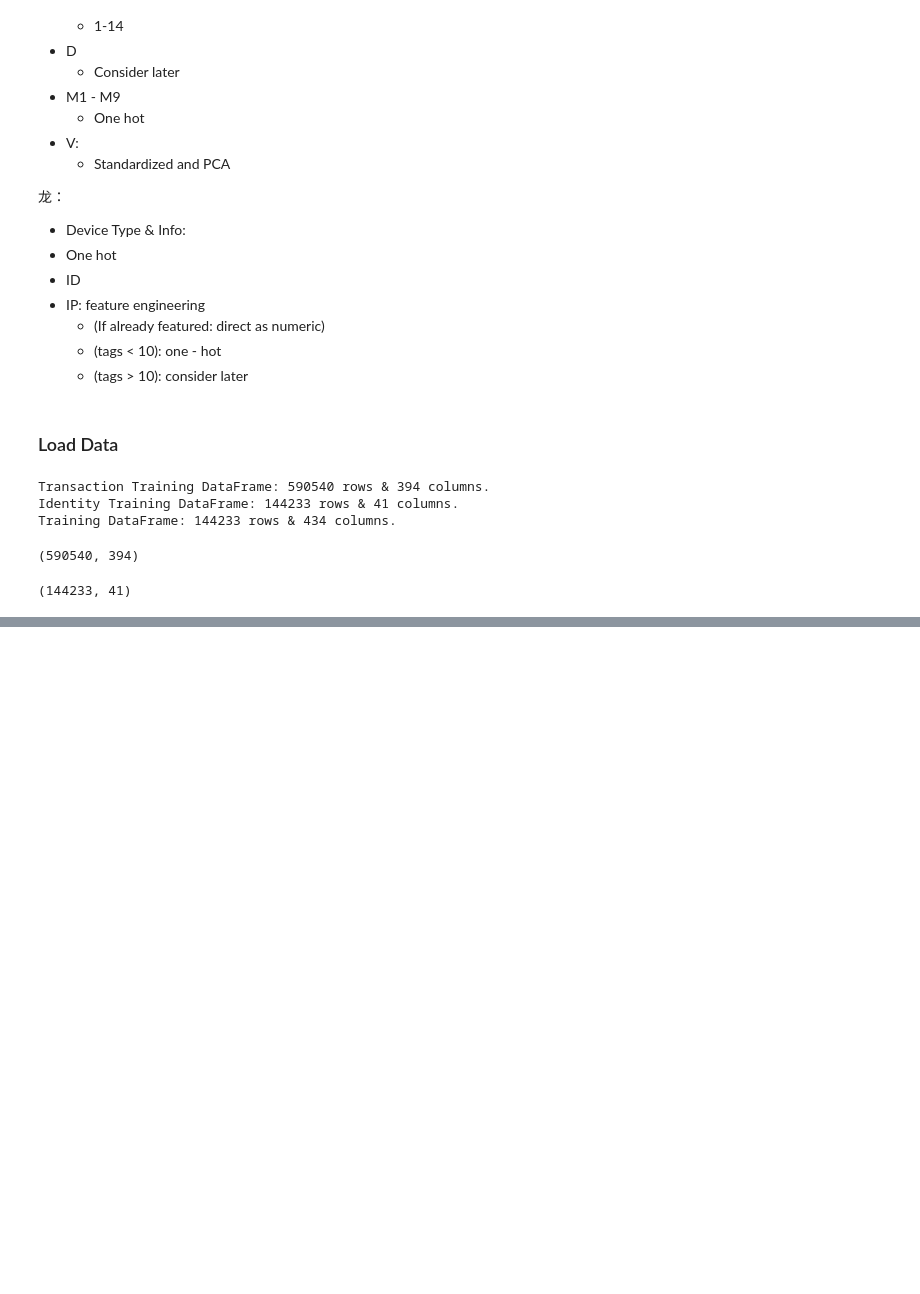
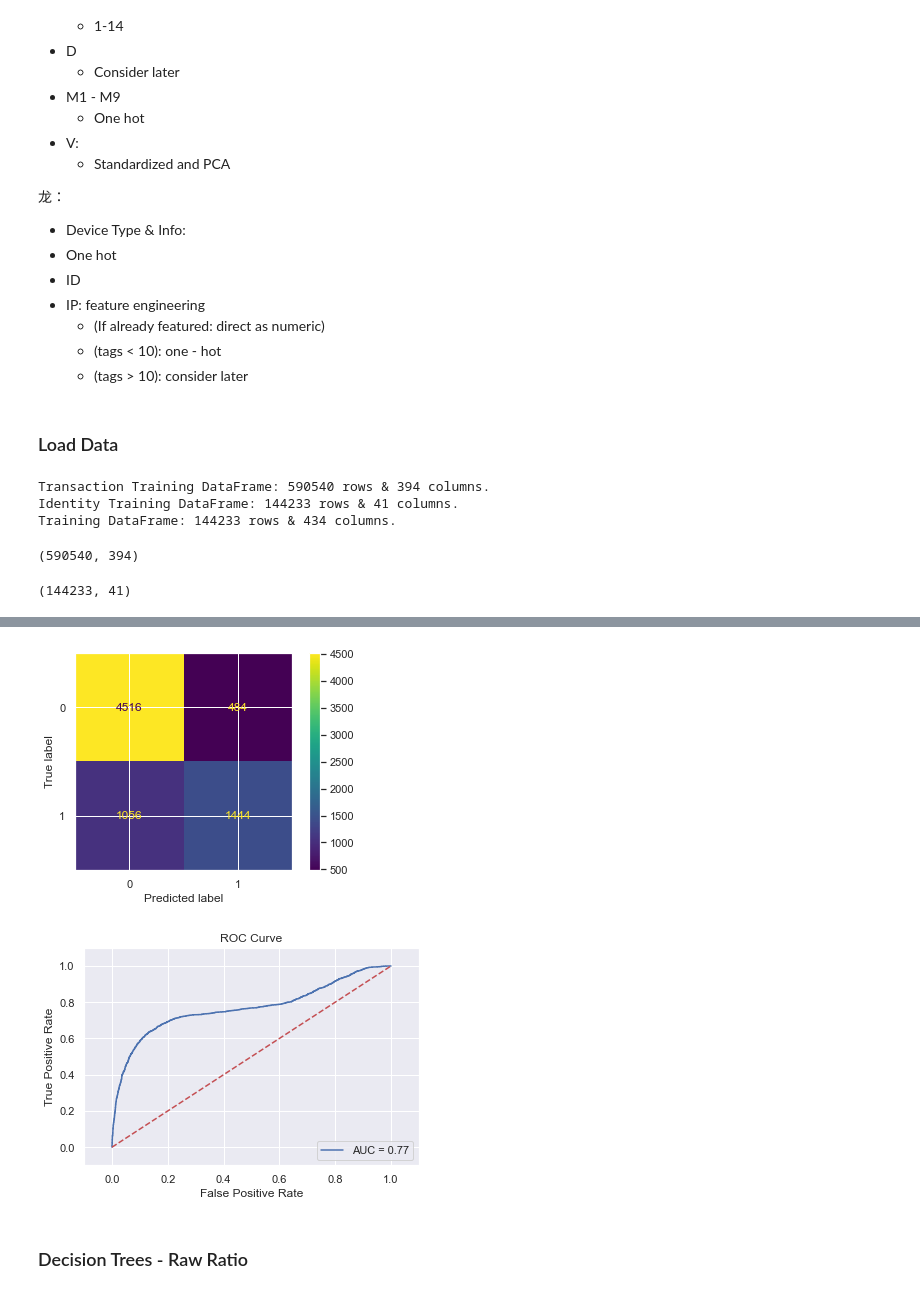
Before and after one commit to x6zeng/dsc198, a Jupyter notebook: Fraud Detection Project-Feature_Engineering.ipynb, the cells around one changed output, grey strips where cells are left out. Saved outputs shown, nothing was run; the diff lists cells and outputs as text; code cells hidden in the pictures; blank space fills up the shorter version.

```diff
--- a/Fraud Detection Project-Feature_Engineering.ipynb
+++ b/Fraud Detection Project-Feature_Engineering.ipynb
@@ -468,0 +422,18 @@ plt.show()
+# %%
+plot_confusion_matrix(lr_clf, X_test, y_test)
+plt.show()
+plt.clf()
+plt.title('ROC Curve')
+plt.plot(fpr, tpr, label='AUC = {:.2f}'.format(auc_score))
+plt.plot([0,1],[0,1],'r--')
+plt.xlim([-0.1,1.1])
+plt.ylim([-0.1,1.1])
+plt.ylabel('True Positive Rate')
+plt.xlabel('False Positive Rate')
+plt.legend(loc='lower right')
+plt.show()
+# %% [output]
+[figure, added]
+[figure, added]
+# %% [markdown]
+### Decision Trees - Raw Ratio
```
Also changed, not shown: parts of 120 cells of this notebook, 1 other file.
